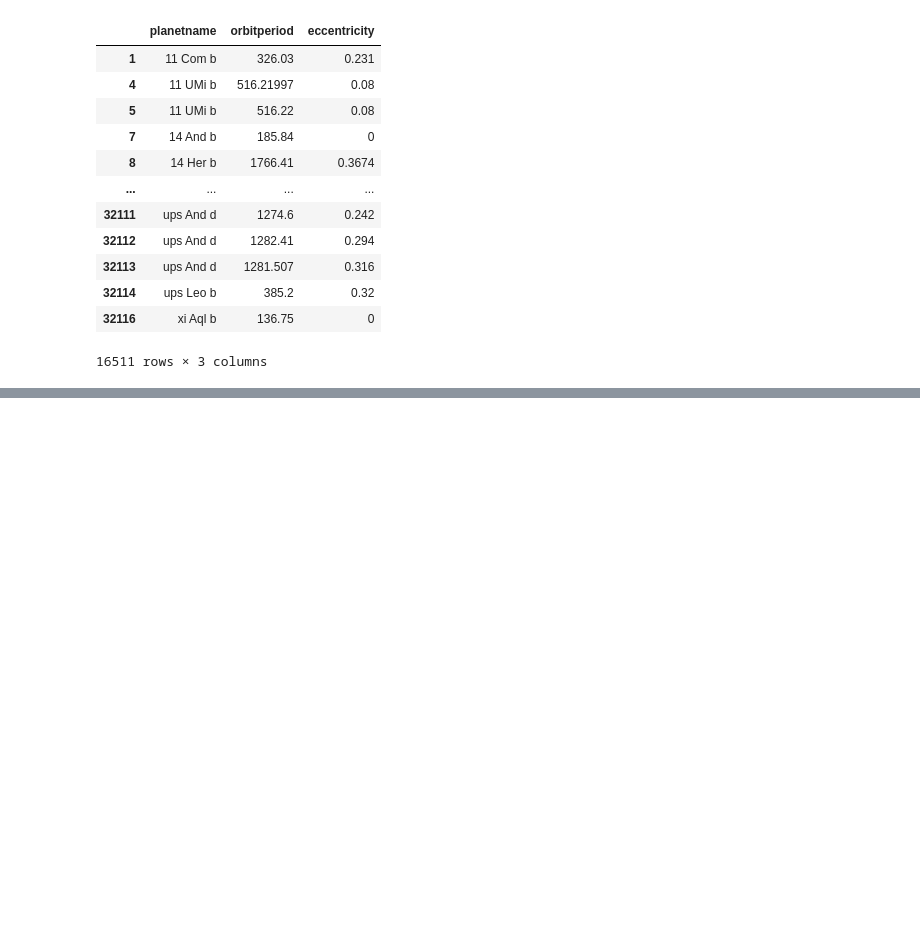
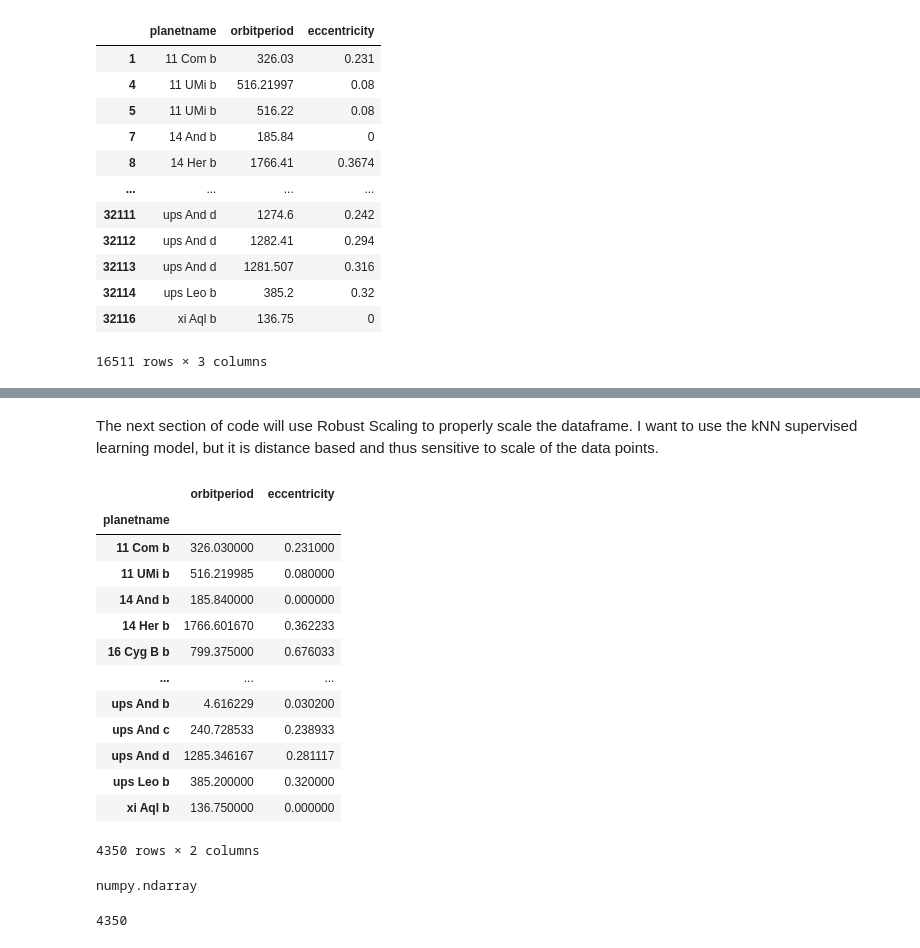
Before and after one commit to jbravo87/blog-projects, a Jupyter notebook: exoplanet_data_notebook.ipynb, the cells around one changed output, grey strips where cells are left out. Saved outputs shown, nothing was run; the diff lists cells and outputs as text; code cells hidden in the pictures; blank space fills up the shorter version.

```diff
--- a/exoplanet_data_notebook.ipynb
+++ b/exoplanet_data_notebook.ipynb
@@ -278,0 +280,20 @@ The interquartile range of the orbital period: 39.74
+# %% [markdown]
+The next section of code will use Robust Scaling to properly scale the dataframe. I want to use the kNN supervised learning model, but it is distance based and thus sensitive to scale of the data points.
+# %%
+x6 = df3[['orbitperiod', 'eccentricity']]
+x6
+# %% [output]
+|  | orbitperiod | eccentricity |
+| planetname |  |  |
+| 11 Com b | 326.030000 | 0.231000 |
+| 11 UMi b | 516.219985 | 0.080000 |
+| 14 And b | 185.840000 | 0.000000 |
+| 14 Her b | 1766.601670 | 0.362233 |
+| 16 Cyg B b | 799.375000 | 0.676033 |
+| ... | ... | ... |
+| ups And b | 4.616229 | 0.030200 |
+| ups And c | 240.728533 | 0.238933 |
+| ups And d | 1285.346167 | 0.281117 |
+| ups Leo b | 385.200000 | 0.320000 |
+| xi Aql b | 136.750000 | 0.000000 |
+4350 rows × 2 columns
@@ -278,0 +303,8 @@ The interquartile range of the orbital period: 39.74
+# %%
+type(transformer)
+# %% [output]
+numpy.ndarray
+# %%
+len(transformer)
+# %% [output]
+4350
```
Also changed, not shown: parts of 48 cells of this notebook.
